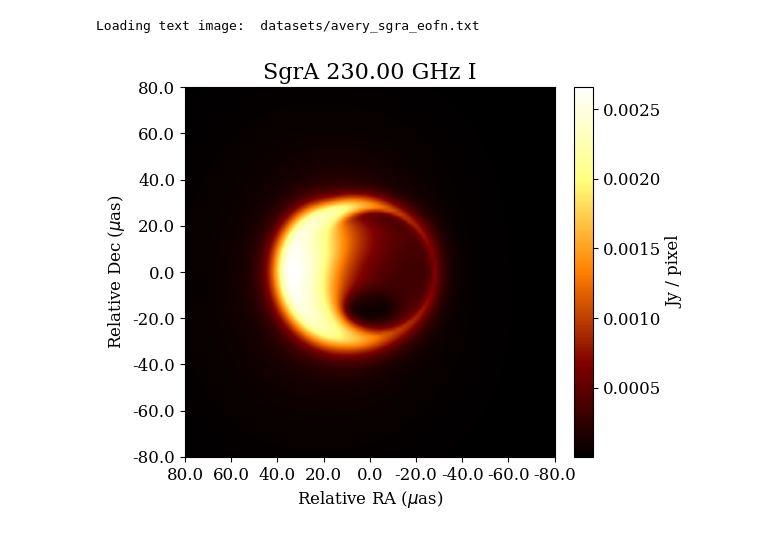
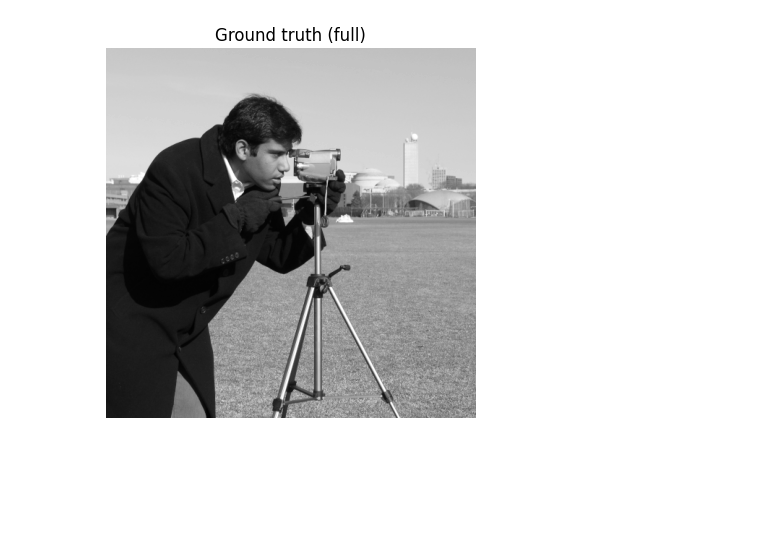
Before and after one commit to khyyle/caltech_surf_2025, a Jupyter notebook: bayes_rays_fourier.ipynb, the cells around one changed output. Drawn from its saved outputs; the diff is of its cells as text; code cells hidden in the pictures; blank space fills up the shorter version.

```diff
--- a/bayes_rays_fourier.ipynb
+++ b/bayes_rays_fourier.ipynb
@@ -17,21 +16,34 @@ Welcome to eht-imaging! v 1.2.10
 # %%
-
+'''
 image_path = 'datasets/avery_sgra_eofn.txt'
 array_path = 'datasets/EHT2017.txt'
 image_true = eh.image.load_txt(image_path)
 image_true.display()
 
 intensity_gt = jnp.array(image_true.imarr(), dtype=jnp.float32)
 ydim, xdim = intensity_gt.shape
 assert intensity_gt.size == image_true.imvec.size
+'''
 
+
+img = data.camera()
+intensity_gt = jnp.array(img, dtype=jnp.float32) / 255.0
+ydim, xdim = intensity_gt.shape
+
+assert intensity_gt.size == img.size
 x, y = np.linspace(0, 1, xdim), np.linspace(0, 1, ydim)
 coords = np.moveaxis(np.array(np.meshgrid(x, y, indexing='xy')), 0, -1)
 
 coords_flat = coords.reshape(-1,2)
 gt_flat = intensity_gt.ravel()
 I_max = float(max(gt_flat))
+npix = intensity_gt.size
+
+plt.figure()
+plt.title('Ground truth (full)')
+plt.imshow(intensity_gt, cmap='gray')
+plt.axis('off')
+plt.show()
 # %% [output]
-Loading text image:  datasets/avery_sgra_eofn.txt
-[figure, old version]
+[figure, new version]
 # %%
```
Also changed, not shown: parts of 12 cells of this notebook.
